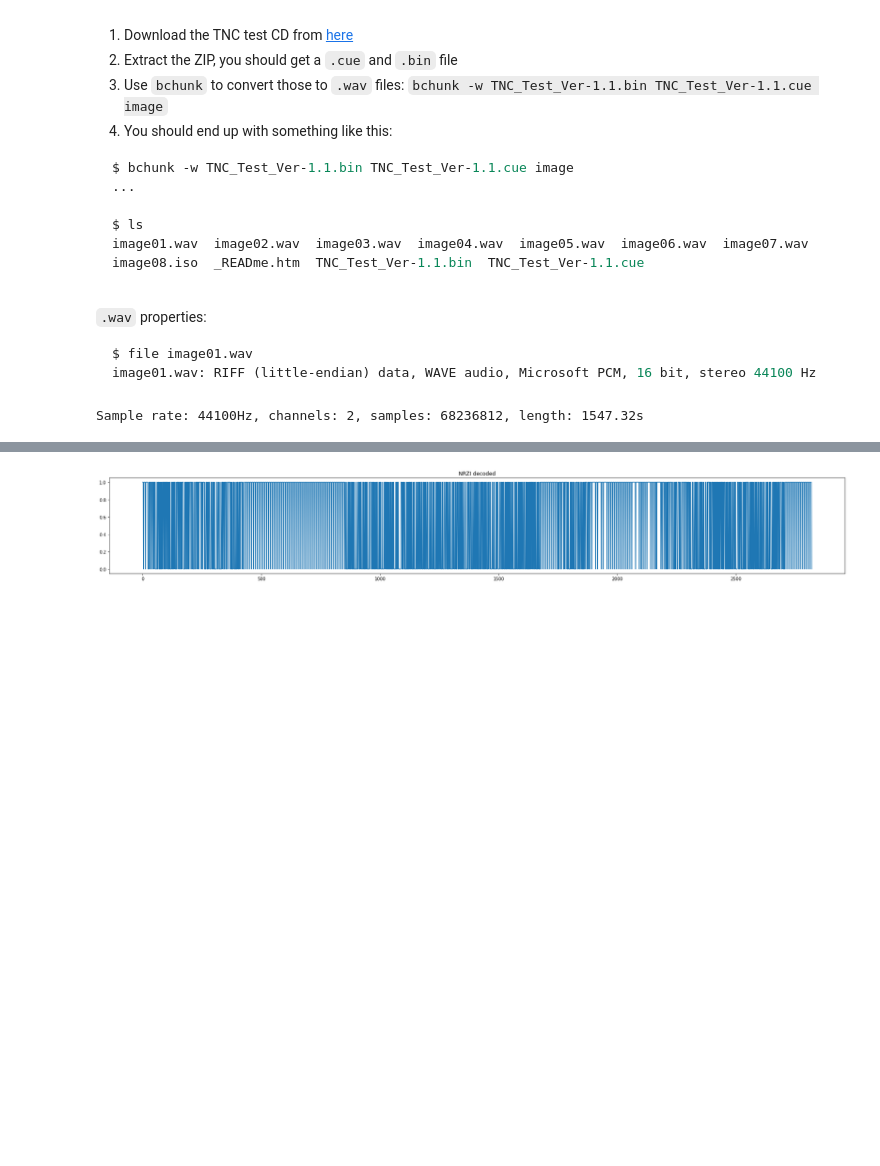
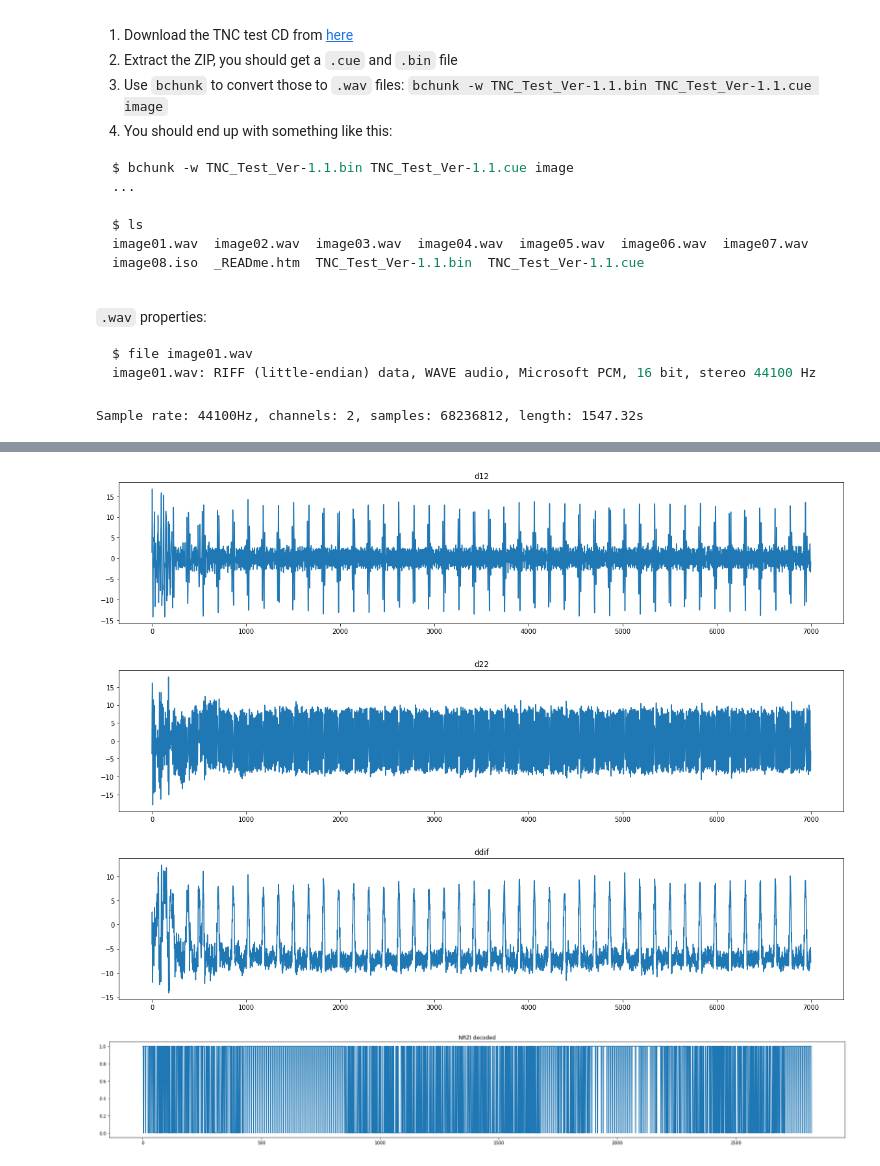
Before and after one commit to thomastoye/aprs-ax25-from-scratch, a Jupyter notebook: notebooks/notebook.ipynb, the cells around one changed output, grey strips where cells are left out. Drawn from its saved outputs; the diff is of its cells as text; code cells hidden in the pictures; blank space fills up the shorter version.

```diff
--- a/notebooks/notebook.ipynb
+++ b/notebooks/notebook.ipynb
@@ -186,3 +204,29 @@ plt.show()
+# %%
+# Plot amplitude
+fig, ax = plt.subplots()
+# ax.plot(ddif[0:20000])
+ax.plot(d12[8000:15000])
+fig.set_figwidth(20)
+ax.set(title='d12')
+plt.show()
+# Plot amplitude
+fig, ax = plt.subplots()
+# ax.plot(ddif[0:20000])
+ax.plot(d22[8000:15000])
+fig.set_figwidth(20)
+ax.set(title='d22')
+plt.show()
+# Plot amplitude
+fig, ax = plt.subplots()
+# ax.plot(ddif[0:20000])
+ax.plot(ddif[8000:15000])
+fig.set_figwidth(20)
+ax.set(title='ddif')
+plt.show()
+# %% [output]
+[figure, added]
+[figure, added]
+[figure, added]
 # %%
 db = nrzi_decode(bts)
 
```
Also changed, not shown: parts of 11 cells of this notebook, 4 other files.
